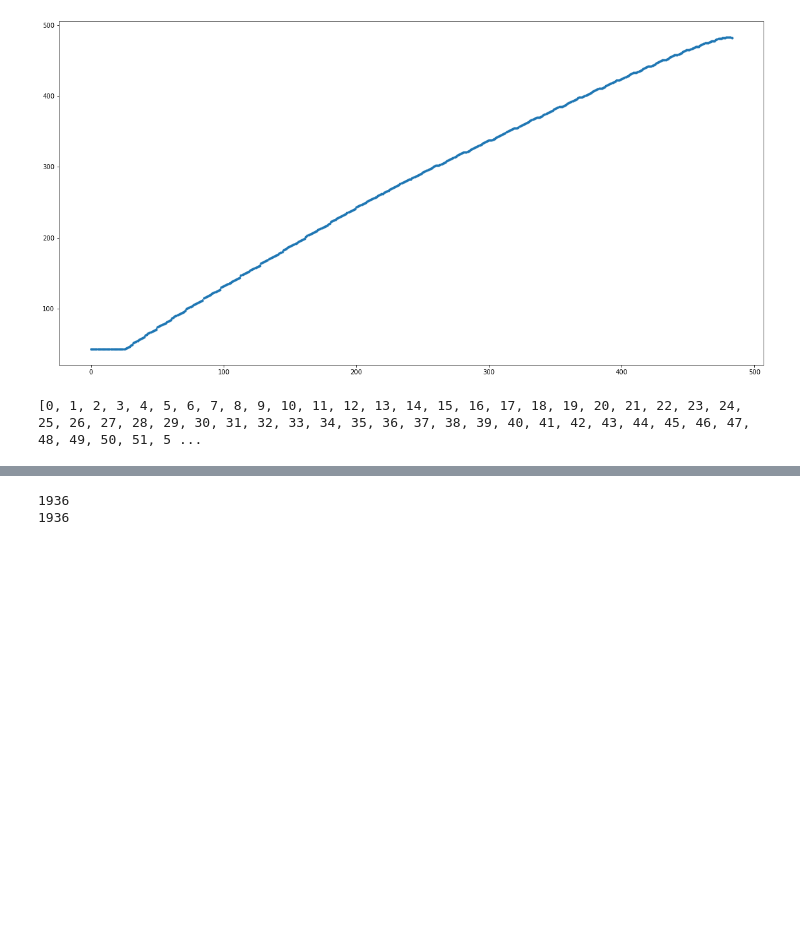
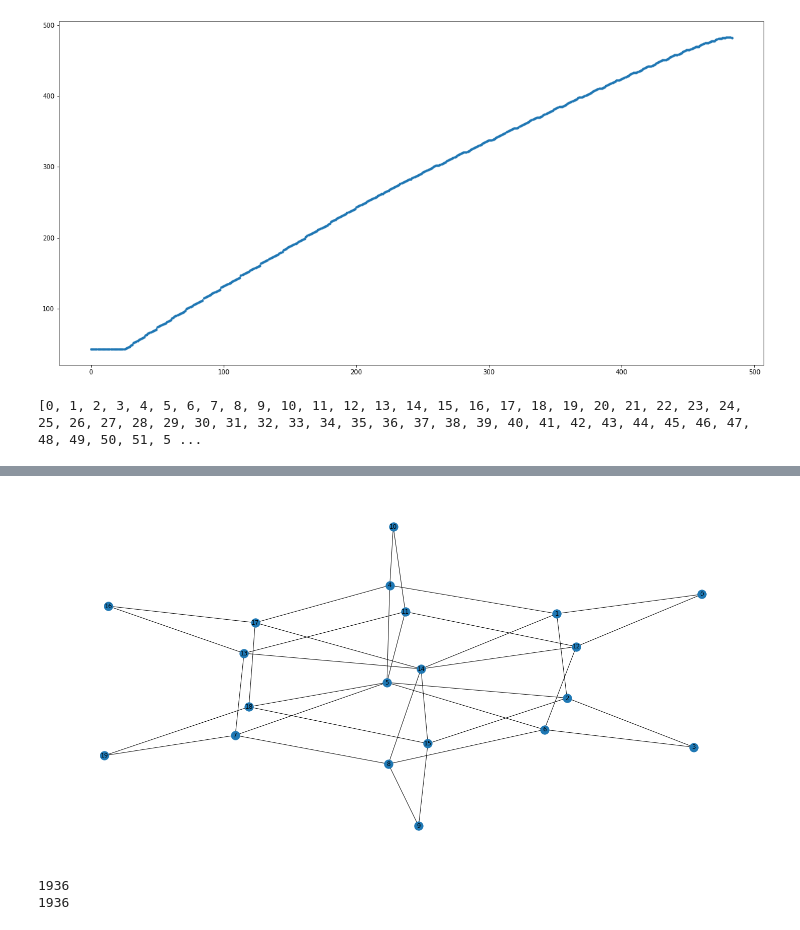
Before and after one commit to karakashdeep/many-few-body-model-simulations, a Jupyter notebook: plotter.ipynb, the cells around one changed output, grey strips where cells are left out. Cells and saved outputs as stored; diff of their text form; code cells hidden in the pictures; blank space fills up the shorter version.

```diff
--- a/plotter.ipynb
+++ b/plotter.ipynb
@@ -166,3 +159,7 @@ Isomorphic = True
+# %%
+g2 = plot_adj_2_graph(hopping_term_matrix(6,3,1,justhalf=True)) #Fock space lattice for 1d spinless Hubbard Model at half filling (NN hops).
+# %% [output]
+[figure, added]
 # %%
 #sum = 0
 sol = block_partition(rcm_arr1)
```
Also changed, not shown: parts of 5 cells of this notebook.
